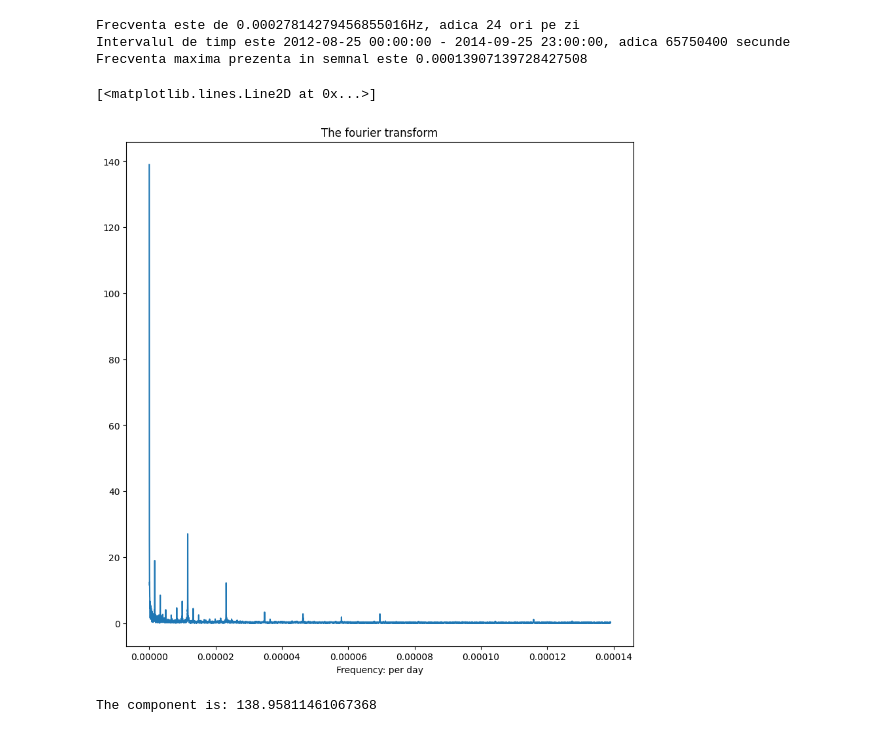
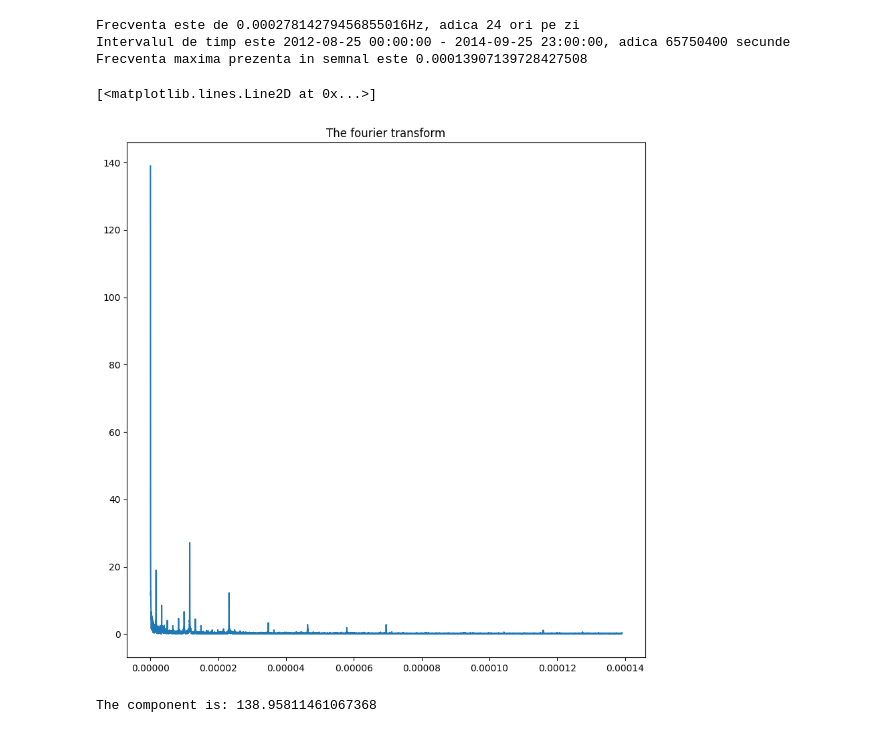
Before and after one commit to visanalexandru/SignalProcessing, a Jupyter notebook: Lab5/lab5.ipynb, the cells around one changed output. Saved outputs shown, nothing was run; the diff lists cells and outputs as text; code cells hidden in the pictures.

Commit message:
Remove frequency labels in lab5

```diff
--- a/Lab5/lab5.ipynb
+++ b/Lab5/lab5.ipynb
@@ -27,18 +27,17 @@ Frecventa maxima prezenta in semnal este 0.00013907139728427508
 # %%
 fig, axs = plt.subplots(1, figsize=(10,10))
 
 # Computing the fourier transform.
 fft = np.fft.fft(samples)
 fft = np.abs(fft / N)
 fft = fft[:N//2]
 f = frequency/N * np.linspace(0, N//2, N//2)
 
 axs.set_title("The fourier transform")
-axs.set_xlabel("Frequency: per day")
 axs.plot(f, fft)
 # %% [output]
 [<matplotlib.lines.Line2D at 0x...>]
-[figure, old version]
+[figure, new version]
 # %%
 # Eliminating the continuous component
 fig, axs = plt.subplots(2, figsize=(20,20))
```
Also changed, not shown: parts of 1 cell of this notebook.
